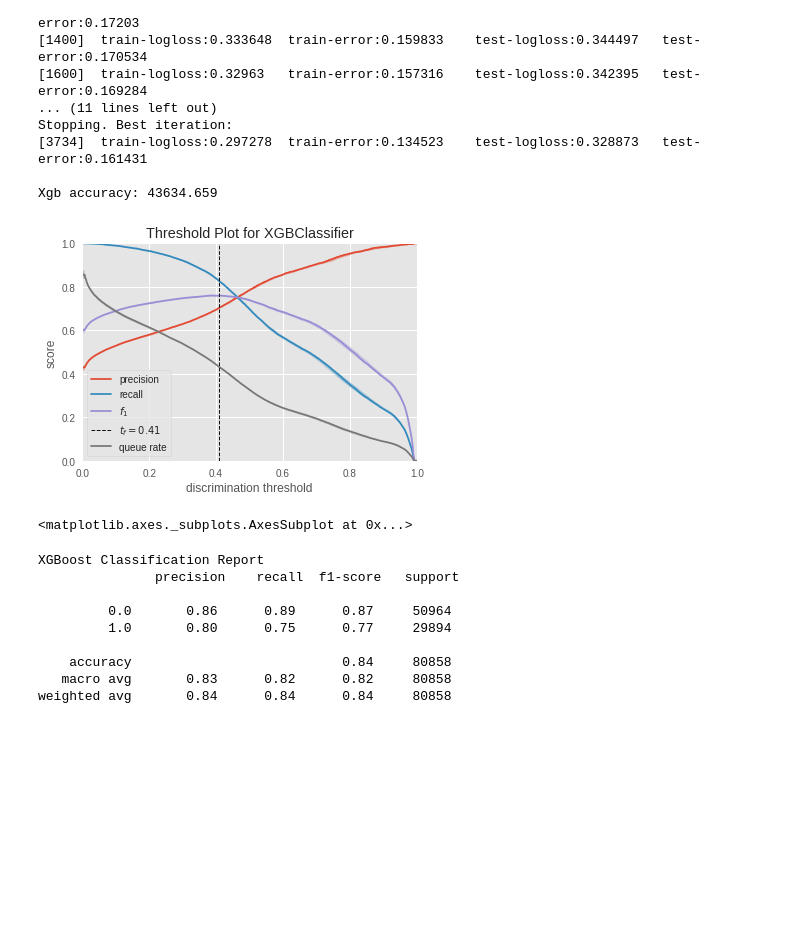
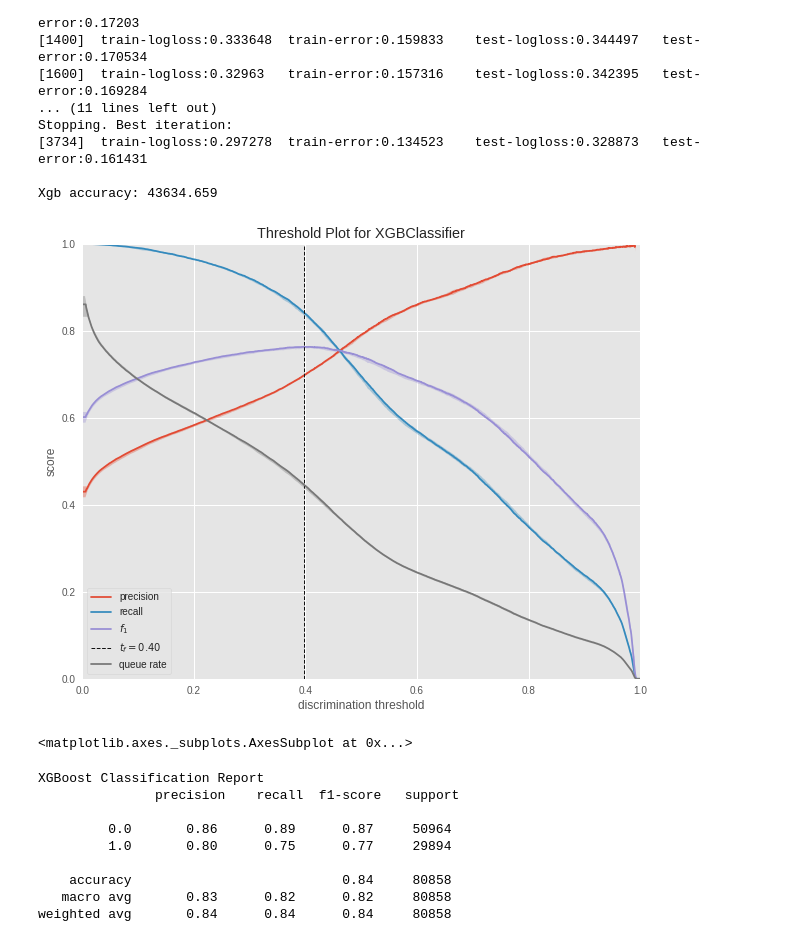
Before and after one commit to Graham-Broughton/NLP-Quora, a Jupyter notebook: 4.XGBoost.ipynb, the cells around one changed output. Cells and saved outputs as stored; diff of their text form; code cells hidden in the pictures; blank space fills up the shorter version.

Commit message:
added threshold visualizer

```diff
--- a/4.XGBoost.ipynb
+++ b/4.XGBoost.ipynb
@@ -119,12 +119,13 @@ Stopping. Best iteration:
 
 Xgb accuracy: 43634.659
 # %%
-boost = xgb.XGBClassifier(max_depth=4, tree_method='gpu_hist', gpu_id=0, eta=0.02, eval_metric=['logloss', 'error'], num_boost_rounds=5000)
-visualizer = DiscriminationThreshold(boost, n_trials=5, quantiles=np.array([0.1, 0.5, 0.9]))
+fig, ax = plt.subplots(figsize=(10, 8))
+boost = xgb.XGBClassifier(max_depth=4, tree_method='gpu_hist', gpu_id=0, eta=0.02, eval_metric=['logloss', 'error'], num_boost_rounds=5000, early_stopping_rounds=100)
+visualizer = DiscriminationThreshold(boost, n_trials=5, quantiles=np.array([0.1, 0.5, 0.9]), ax=ax)
 visualizer.fit(X, y)
 visualizer.show()
 # %% [output]
-[figure, old version]
+[figure, new version]
 <matplotlib.axes._subplots.AxesSubplot at 0x...>
 # %%
 def scr(clf, d_val, ytrue):
```
Also changed, not shown: 1 other file.
